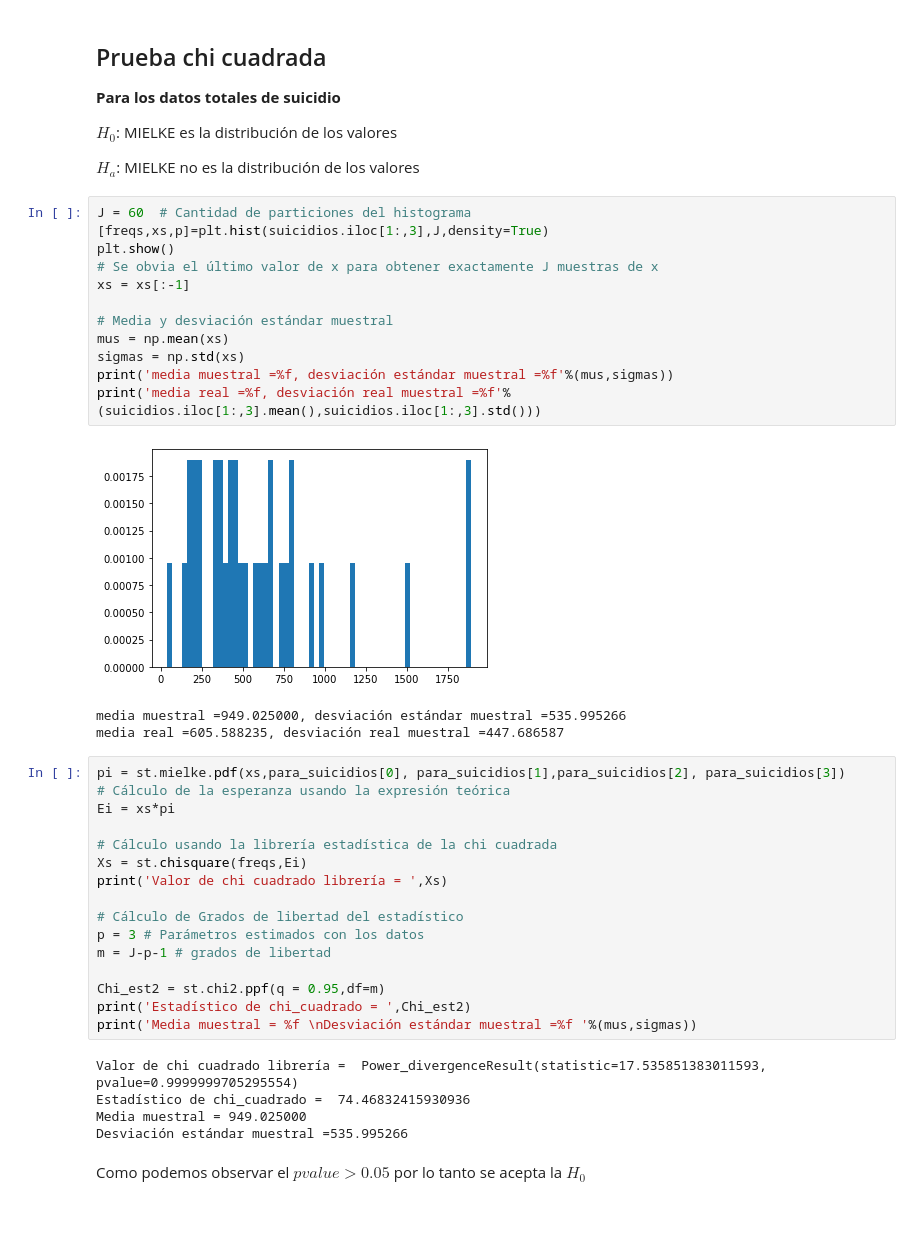
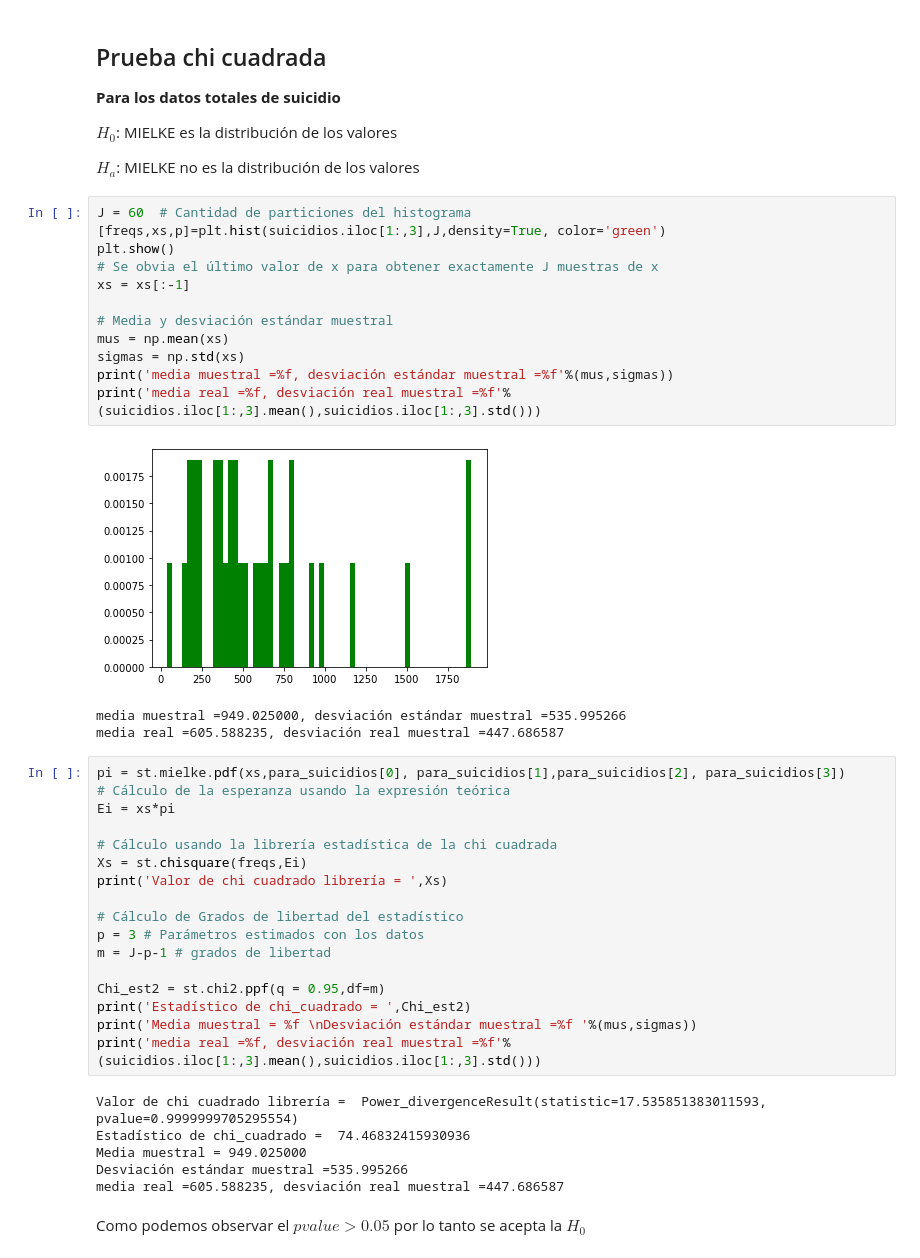
Before and after one commit to BetsyTorres/Proyecto_TorresBetsy_AntonKarla, a Jupyter notebook: Proy_Final.ipynb, the cells around one changed output. Cells and saved outputs as stored; diff of their text form; blank space fills up the shorter version.

```diff
--- a/Proy_Final.ipynb
+++ b/Proy_Final.ipynb
@@ -331,18 +380,18 @@ $H_0$: MIELKE es la distribución de los valores
 $H_a$: MIELKE no es la distribución de los valores
 # %%
 J = 60  # Cantidad de particiones del histograma
-[freqs,xs,p]=plt.hist(suicidios.iloc[1:,3],J,density=True)
+[freqs,xs,p]=plt.hist(suicidios.iloc[1:,3],J,density=True, color='green')
 plt.show()
 # Se obvia el último valor de x para obtener exactamente J muestras de x
 xs = xs[:-1]
 
 # Media y desviación estándar muestral
 mus = np.mean(xs)
 sigmas = np.std(xs)
 print('media muestral =%f, desviación estándar muestral =%f'%(mus,sigmas))
 print('media real =%f, desviación real muestral =%f'%(suicidios.iloc[1:,3].mean(),suicidios.iloc[1:,3].std()))
 # %% [output]
-[figure, old version]
+[figure, new version]
 media muestral =949.025000, desviación estándar muestral =535.995266
 media real =605.588235, desviación real muestral =447.686587
 # %%
@@ -361,10 +410,12 @@ m = J-p-1 # grados de libertad
 Chi_est2 = st.chi2.ppf(q = 0.95,df=m)
 print('Estadístico de chi_cuadrado = ',Chi_est2)
 print('Media muestral = %f \nDesviación estándar muestral =%f '%(mus,sigmas))
+print('media real =%f, desviación real muestral =%f'%(suicidios.iloc[1:,3].mean(),suicidios.iloc[1:,3].std()))
 # %% [output]
 Valor de chi cuadrado librería =  Power_divergenceResult(statistic=17.535851383011593, pvalue=0.9999999705295554)
 Estadístico de chi_cuadrado =  74.46832415930936
 Media muestral = 949.025000
 Desviación estándar muestral =535.995266
+media real =605.588235, desviación real muestral =447.686587
 # %% [markdown]
 Como podemos observar el $p value>0.05$ por lo tanto se acepta la $H_0$
```
Also changed, not shown: parts of 15 cells of this notebook.
